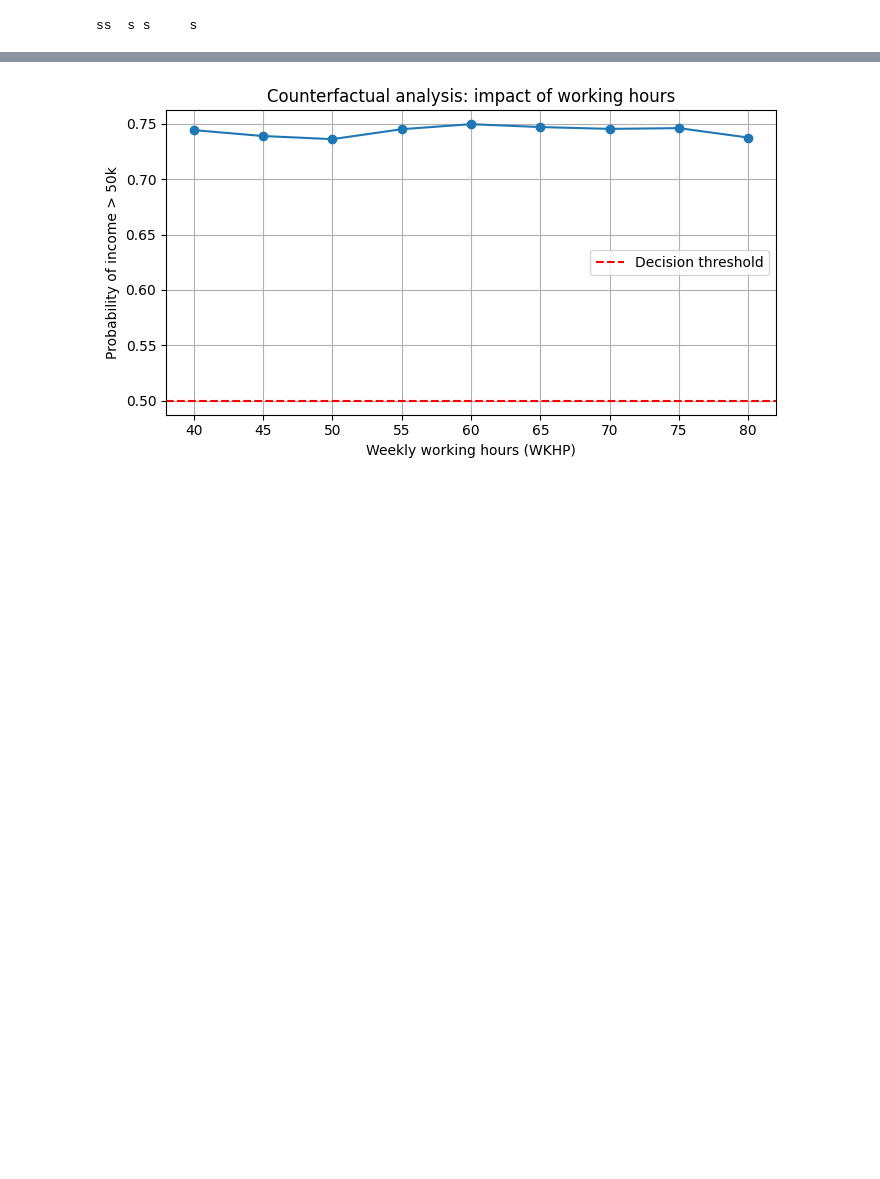
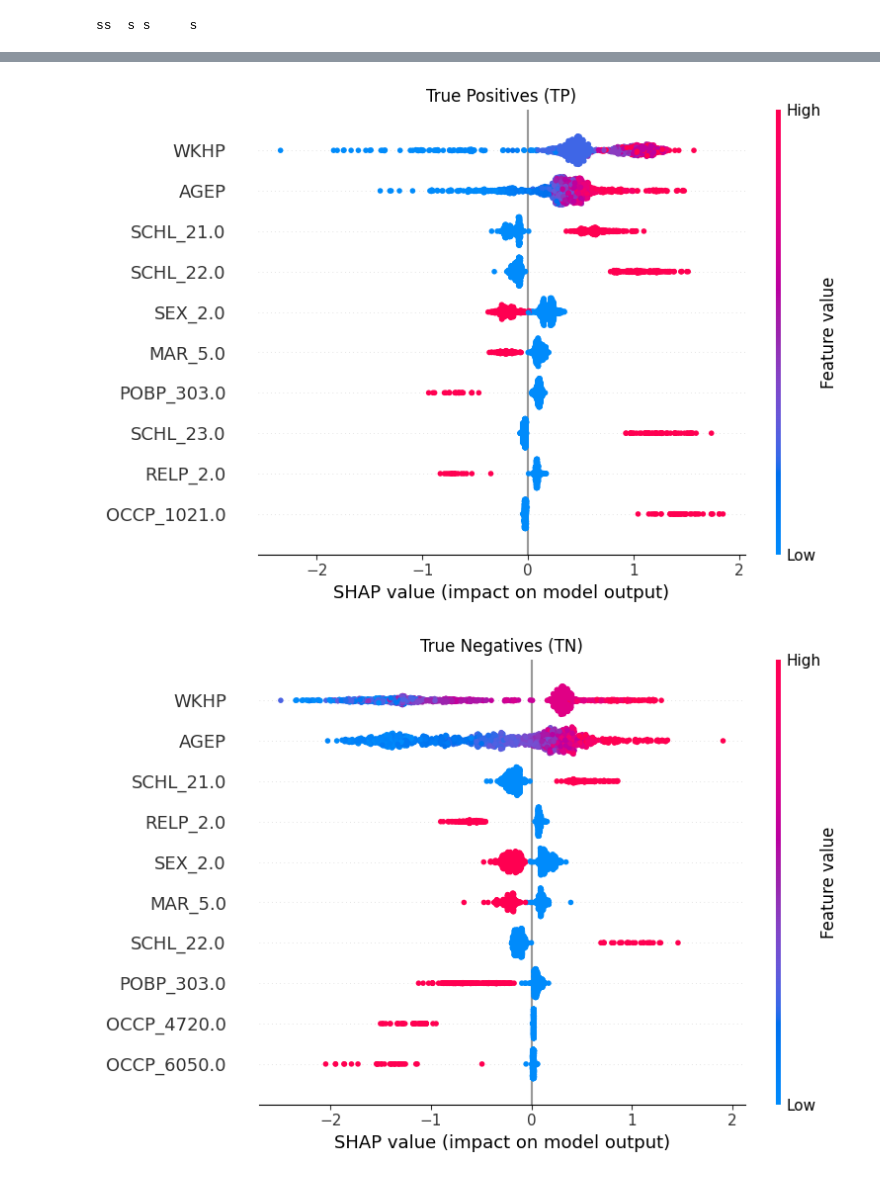
Before and after one commit to mateobwe/insa-5a-analyse-descriptive, a Jupyter notebook: analyse.ipynb, the cells around one changed output, grey strips where cells are left out. Cells and saved outputs as stored; diff of their text form; code cells hidden in the pictures; blank space fills up the shorter version.

```diff
--- a/analyse.ipynb
+++ b/analyse.ipynb
@@ -957,3 +1028,44 @@ NameError: name 'shap_values' is not defined
 # %%
+import numpy as np
+import matplotlib.pyplot as plt
+import shap
+
+# Prédictions
+y_pred = best_xgb.predict(X_test)
+
+groups = {
+    "True Positives (TP)": X_test[(y_test == 1) & (y_pred == 1)],
+    "True Negatives (TN)": X_test[(y_test == 0) & (y_pred == 0)],
+    "False Positives (FP)": X_test[(y_test == 0) & (y_pred == 1)],
+    "False Negatives (FN)": X_test[(y_test == 1) & (y_pred == 0)],
+}
+
+explainer = shap.TreeExplainer(best_xgb)
+
+for name, X_group in groups.items():
+    if len(X_group) < 50:
+        continue  # éviter bruit / crash
+
+    X_group_small = X_group.sample(
+        n=min(1000, len(X_group)),
+        random_state=42
+    )
+
+    shap_vals = explainer.shap_values(
+        X_group_small,
+        check_additivity=False
+    )
+
+    plt.figure(figsize=(9,5))
+    shap.summary_plot(
+        shap_vals,
+        X_group_small,
+        show=False,
+        max_display=10
+    )
+    plt.title(name)
+    plt.tight_layout()
+    plt.show()
 # %% [output]
-[figure, old version]
+[figure, new version]
+[figure, added]
```
Also changed, not shown: parts of 9 cells of this notebook, 37 other files.
